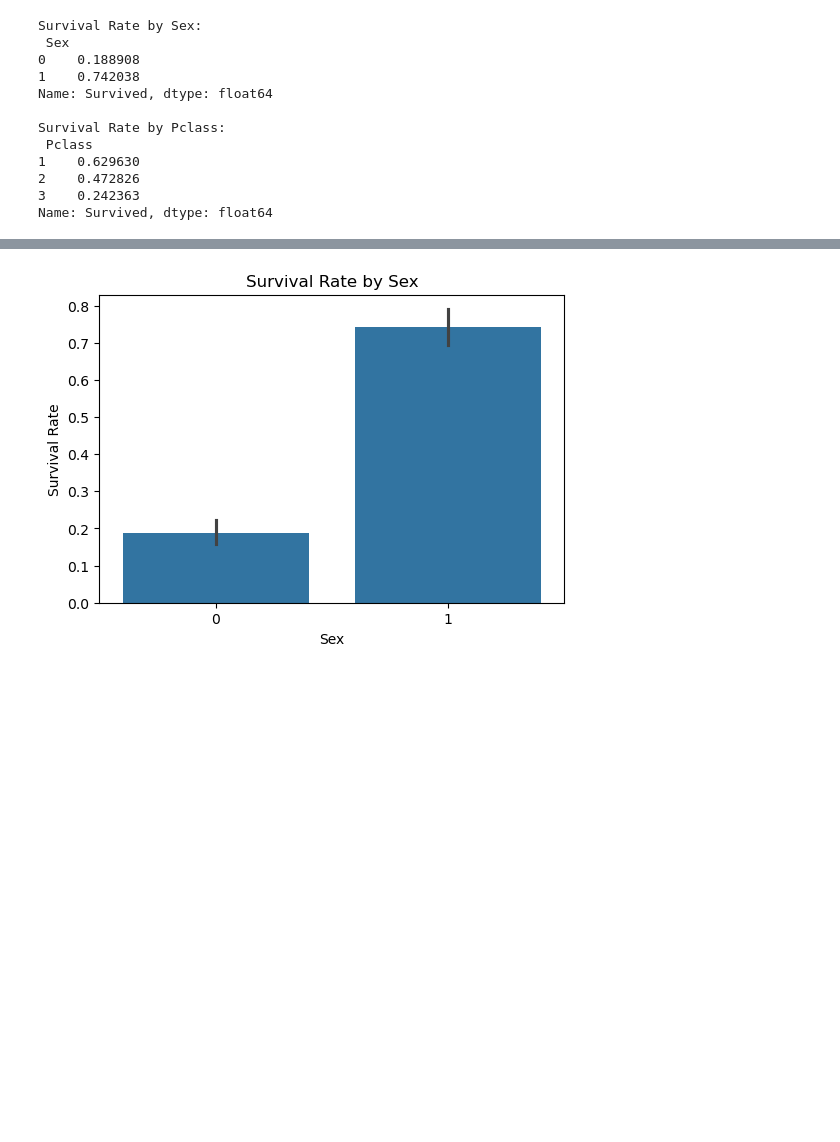
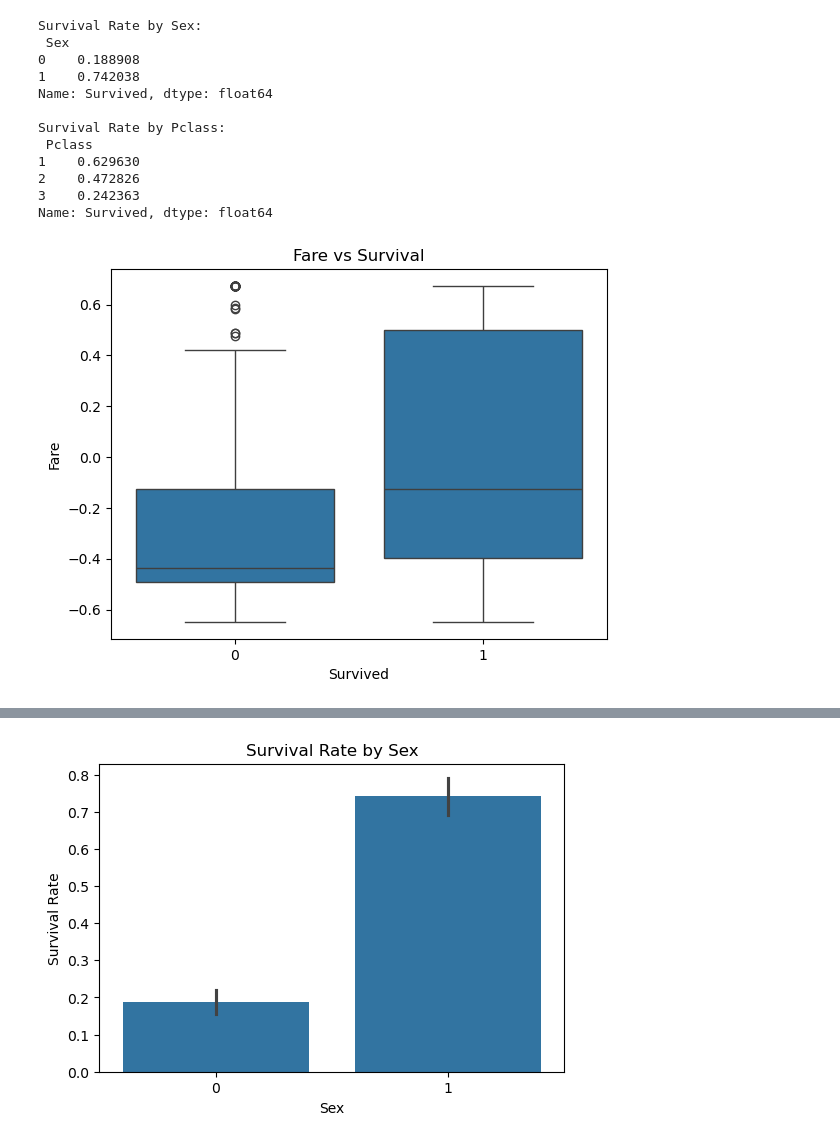
Before and after one commit to svr060105/Titanic-Dataset2, a Jupyter notebook: Titanic-Dataset2.ipynb, the cells around one changed output, grey strips where cells are left out. Drawn from its saved outputs; the diff is of its cells as text; code cells hidden in the pictures; blank space fills up the shorter version.

```diff
--- a/Titanic-Dataset2.ipynb
+++ b/Titanic-Dataset2.ipynb
@@ -86,3 +86,10 @@ Survival Rate by Pclass:
 2    0.472826
 3    0.242363
 Name: Survived, dtype: float64
+# %%
+#Plot: Fare vs Survival
+sns.boxplot(x='Survived', y='Fare', data=df)
+plt.title('Fare vs Survival')
+plt.show()
+# %% [output]
+[figure, added]
```
Also changed, not shown: parts of 2 cells of this notebook, 1 other file.
